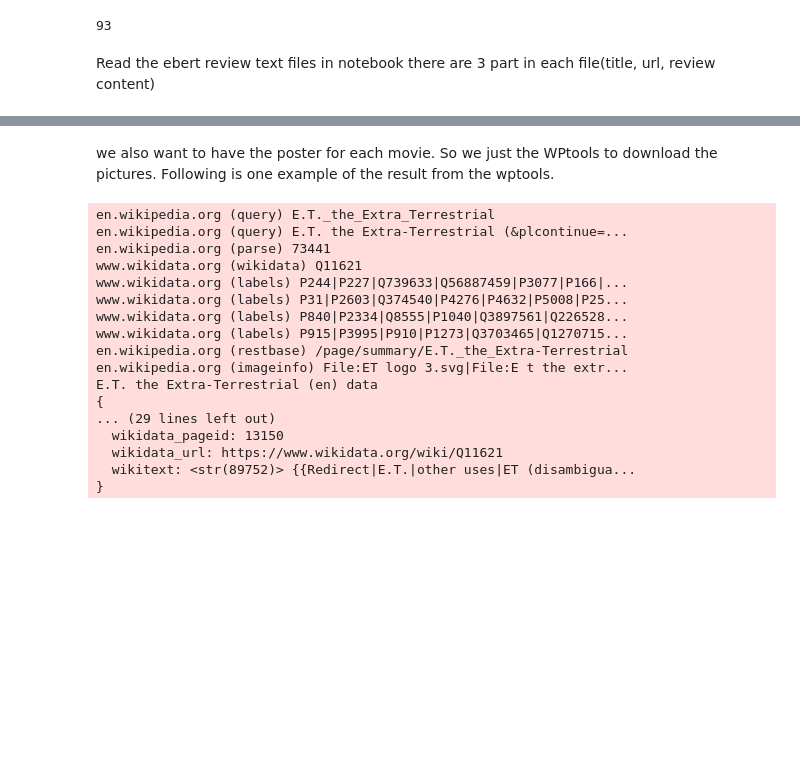
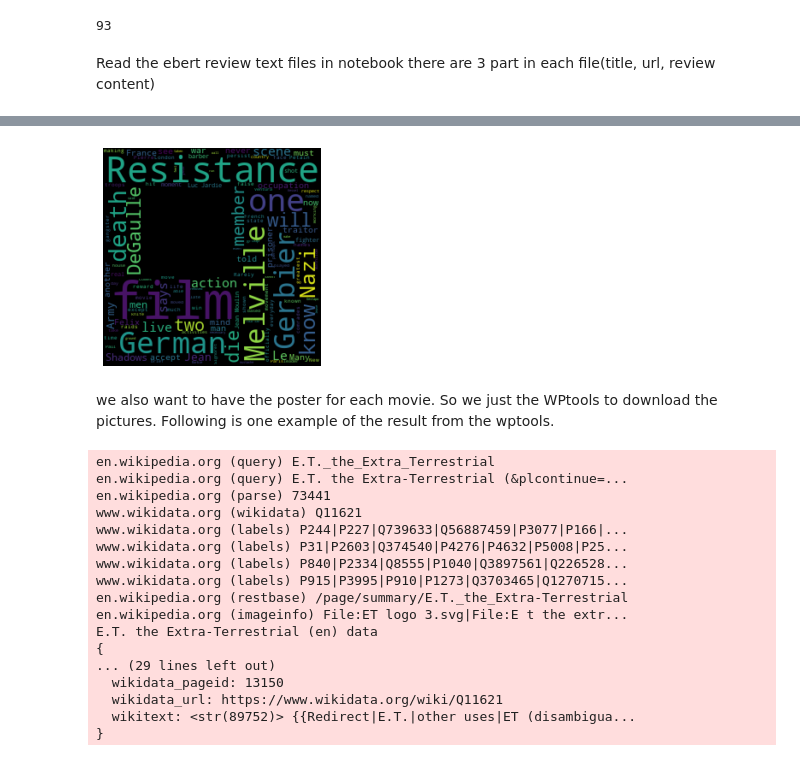
Before and after one commit to YiWang-Evonne/BestMovie, a Jupyter notebook: find the best movie.ipynb, the cells around one changed output, grey strips where cells are left out. Saved outputs shown, nothing was run; the diff lists cells and outputs as text; code cells hidden in the pictures; blank space fills up the shorter version.

```diff
--- a/find the best movie.ipynb
+++ b/find the best movie.ipynb
@@ -216,3 +226,18 @@ NameError: name 'plt' is not defined
+# %%
+import numpy as np
+mask = np.zeros([255,255])
+mask[50:150,50:150]=255
+mask
+
+import matplotlib.pyplot as plt
+wordcloud = WordCloud(mask=mask).generate(df['review_text'][1])
+
+# Display the generated image:
+plt.imshow(wordcloud, interpolation='bilinear')
+plt.axis("off")
+plt.show()
+# %% [output]
+[figure, added]
 # %% [markdown]
 we also want to have the poster for each movie. So we just the WPtools to download the pictures. Following is one example of the result from the wptools.
 # %%
```
Also changed, not shown: parts of 2 cells of this notebook.
